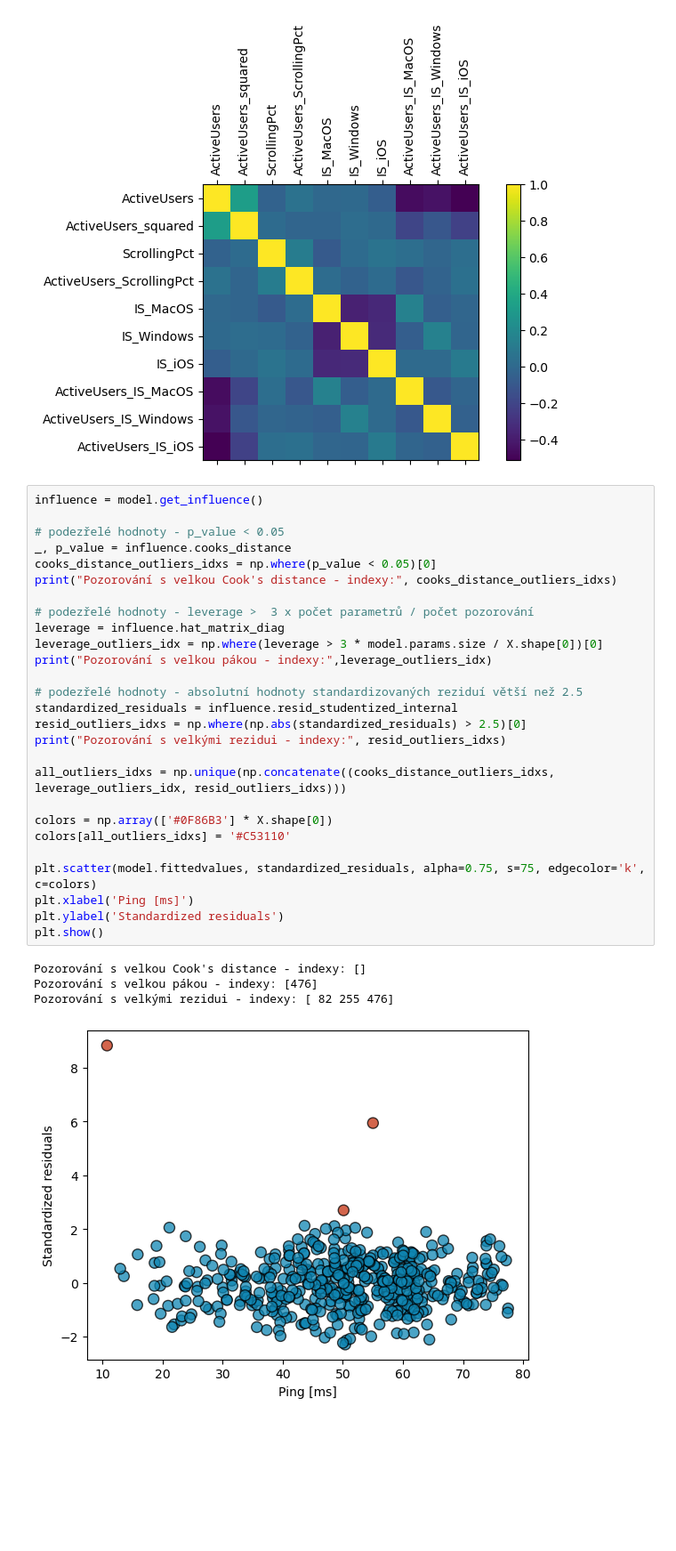
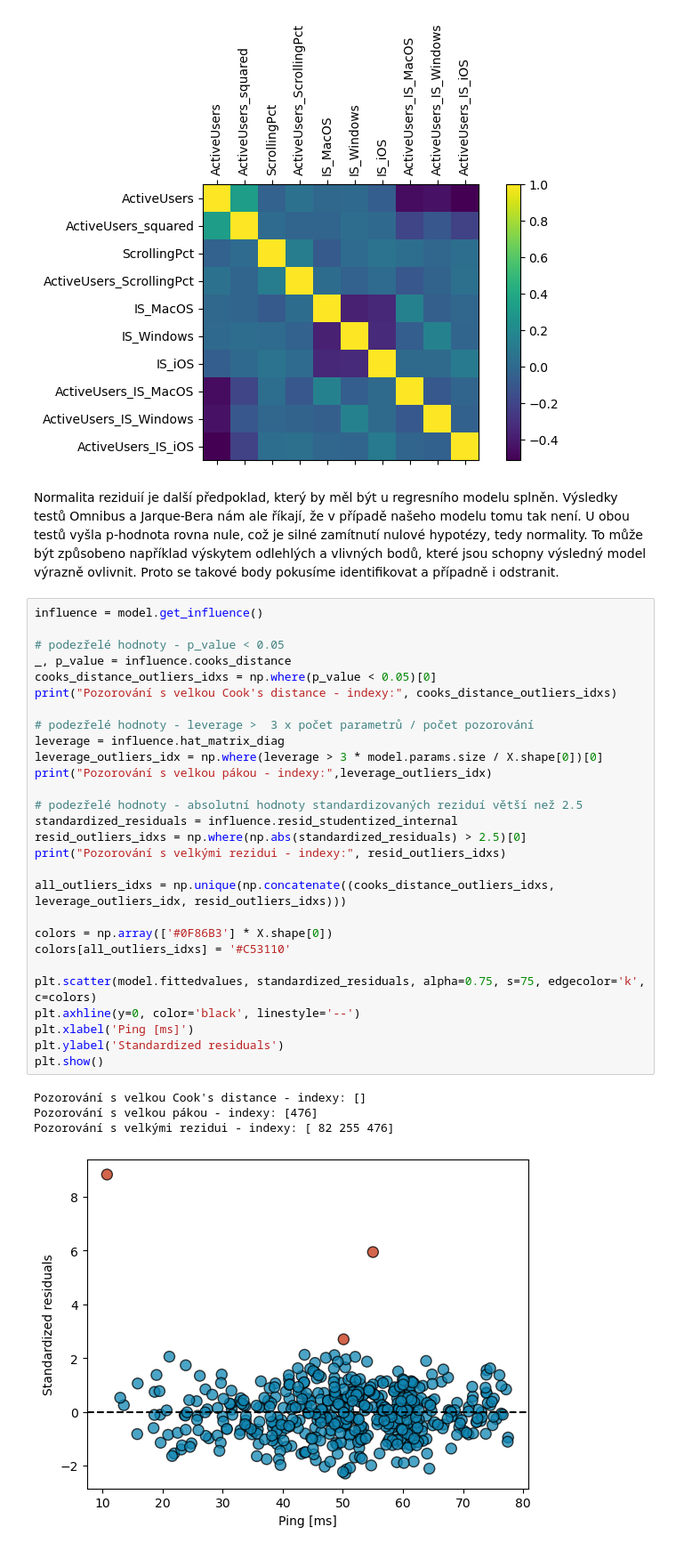
Before and after one commit to LukasFoltyn/msp-2, a Jupyter notebook: Foltyn_MSP_2-projekt.ipynb, the cells around one changed output. Shown at 89% size. Saved outputs shown, nothing was run; the diff lists cells and outputs as text; blank space fills up the shorter version.

```diff
--- a/Foltyn_MSP_2-projekt.ipynb
+++ b/Foltyn_MSP_2-projekt.ipynb
@@ -377,35 +410,38 @@ ActiveUsers_IS_MacOS      2.232872
 ActiveUsers_IS_Windows    2.165669
 ActiveUsers_IS_iOS        2.286647
 [figure]
+# %% [markdown]
+Normalita reziduií je další předpoklad, který by měl být u regresního modelu splněn. Výsledky testů Omnibus a Jarque-Bera nám ale říkají, že v případě našeho modelu tomu tak není. U obou testů vyšla p-hodnota rovna nule, což je silné zamítnutí nulové hypotézy, tedy normality. To může být způsobeno například výskytem odlehlých a vlivných bodů, které jsou schopny výsledný model výrazně ovlivnit. Proto se takové body pokusíme identifikovat a případně i odstranit.
 # %%
 influence = model.get_influence()
 
 # podezřelé hodnoty - p_value < 0.05
 _, p_value = influence.cooks_distance
 cooks_distance_outliers_idxs = np.where(p_value < 0.05)[0]
 print("Pozorování s velkou Cook's distance - indexy:", cooks_distance_outliers_idxs)
 
 # podezřelé hodnoty - leverage >  3 x počet parametrů / počet pozorování
 leverage = influence.hat_matrix_diag
 leverage_outliers_idx = np.where(leverage > 3 * model.params.size / X.shape[0])[0]
 print("Pozorování s velkou pákou - indexy:",leverage_outliers_idx)
 
 # podezřelé hodnoty - absolutní hodnoty standardizovaných reziduí větší než 2.5
 standardized_residuals = influence.resid_studentized_internal
 resid_outliers_idxs = np.where(np.abs(standardized_residuals) > 2.5)[0]
 print("Pozorování s velkými rezidui - indexy:", resid_outliers_idxs)
 
 all_outliers_idxs = np.unique(np.concatenate((cooks_distance_outliers_idxs, leverage_outliers_idx, resid_outliers_idxs)))
 
 colors = np.array(['#0F86B3'] * X.shape[0])
 colors[all_outliers_idxs] = '#C53110'
 
 plt.scatter(model.fittedvalues, standardized_residuals, alpha=0.75, s=75, edgecolor='k', c=colors)
+plt.axhline(y=0, color='black', linestyle='--')
 plt.xlabel('Ping [ms]')
 plt.ylabel('Standardized residuals')
 plt.show()
 # %% [output]
 Pozorování s velkou Cook's distance - indexy: []
 Pozorování s velkou pákou - indexy: [476]
 Pozorování s velkými rezidui - indexy: [ 82 255 476]
-[figure, old version]
+[figure, new version]
```
Also changed, not shown: parts of 26 cells of this notebook.
